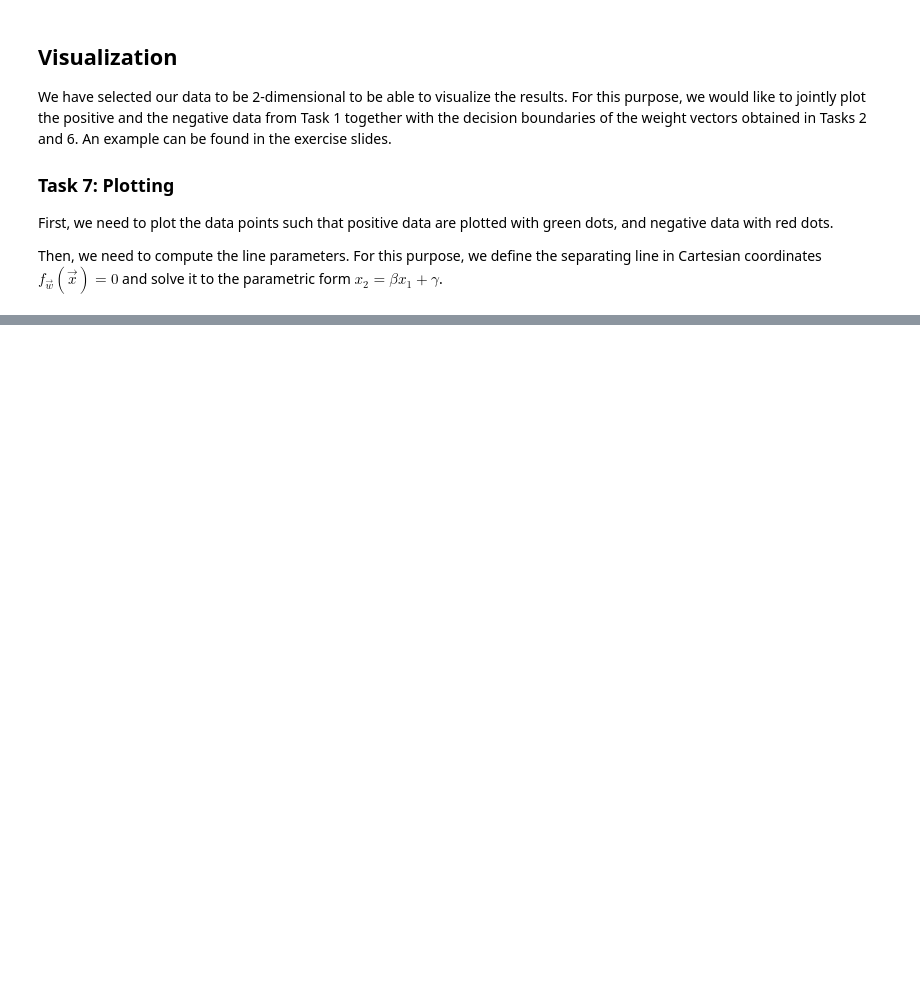
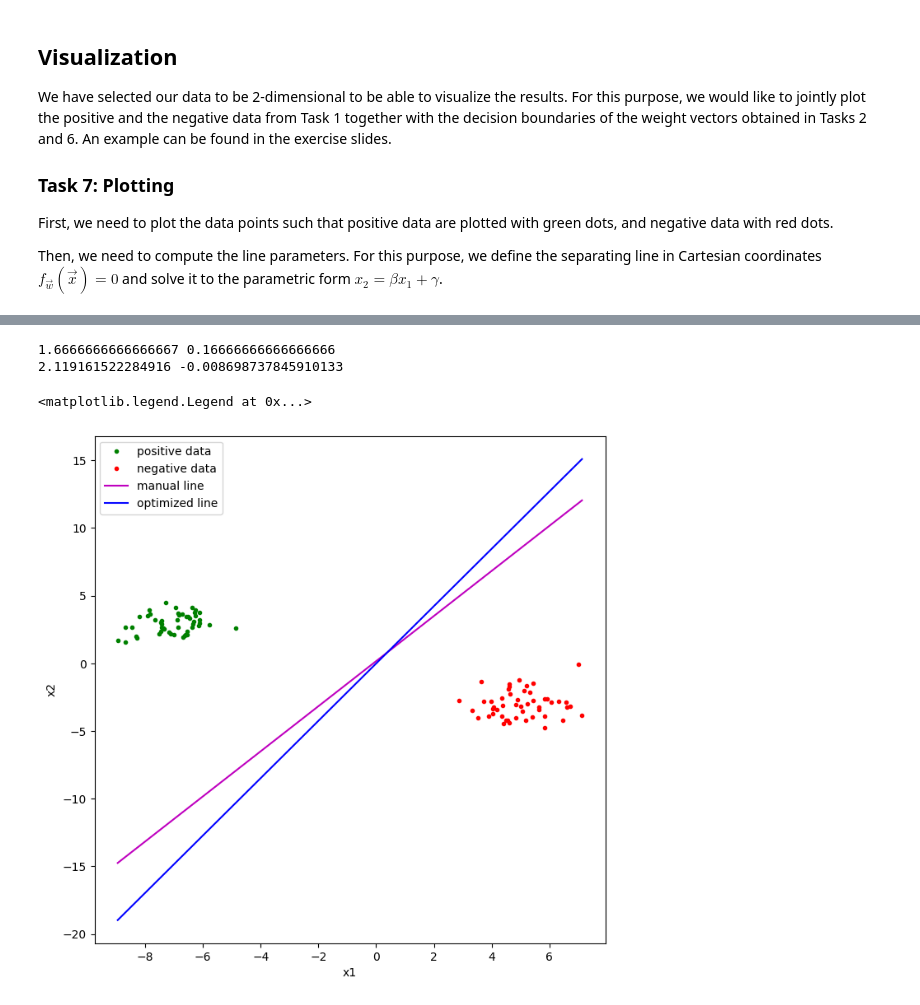
Before and after one commit to liamti5/Deep-Learning-UZH, a Jupyter notebook: DL-Assignment01.ipynb, the cells around one changed output, grey strips where cells are left out. Cells and saved outputs as stored; diff of their text form; code cells hidden in the pictures; blank space fills up the shorter version.

```diff
--- a/DL-Assignment01.ipynb
+++ b/DL-Assignment01.ipynb
@@ -85,3 +97,7 @@ def perceptron(x, w):
+# %%
+def perceptron(x, w):
+    a = np.dot(w.T, x)
+    return 1 if np.sign(a) >= 0 else -1
 # %% [markdown]
 ## Perceptron Learning
 
@@ -101,10 +117,14 @@ Consider in your implementation error cases that could arise.
 # %%
 def perceptron_learning(X, T, w):
   # first, make a copy of your weights
-  w_star = ...
+  w_star = np.copy(w)
 
   # then, iterate over the data and perform perceptron learning
-  ...
+  for i in range(len(X)):
+    x, t = X[i], T[i]
+    y = perceptron(x, w_star)
+
+    w_star += np.dot(t, x) if y * t < 0 else 0
 
   # finally, return the optimal weights
   return w_star
@@ -126,7 +150,7 @@ else:
 Implement a function that generates and returns randomly initialized weights $\vec w \in [-1,1]^3$.
 # %%
 def random_weights(lowest = -1, highest = 1):
-  ...
+  return rng.uniform(lowest, highest, (3))
 # %% [markdown]
 ### Task 6: Perceptron Learning Execution
 
@@ -137,7 +161,7 @@ Store the resulting weight vector $\vec w^*$.
 w_initial = random_weights()
 
 # perform perceptron learning
-w_star = ...
+w_star = perceptron_learning(X, T, w_initial)
 # %% [markdown]
 ### Test 3: Result Validation
 
@@ -163,37 +202,52 @@ Then, we need to compute the line parameters. For this purpose, we define the se
 # %%
 def line_parameters(w):
-  # compute parametric line parameters from Cartesian coordinates
-  beta = ...
-  gamma = ...
-  return beta, gamma
+    w_0, w_1, w_2 = w
+    # compute parametric line parameters from Cartesian coordinates
+    beta = -w_1 / w_2
+    gamma = -w_0 / w_2
+    print(beta, gamma)
+    return beta, gamma
 
 
 from matplotlib import pyplot
 
 # create a square plot
-pyplot.figure(figsize=(8,8))
+pyplot.figure(figsize=(8, 8))
 
+x1_positive_data = X[:X.shape[0] // 2, 1]
+x2_positive_data = X[:X.shape[0] // 2, 2]
+x1_negative_data = X[X.shape[0] // 2:, 1]
+x2_negative_data = X[X.shape[0] // 2:, 2]
 # plot the positive data points
-pyplot.plot(..., ..., "g.", label="positive data")
+pyplot.plot(x1_positive_data, x2_positive_data, "g.", label="positive data")
 # plot the negative data points
-pyplot.plot(..., ..., "r.", label="negative data")
+pyplot.plot(x1_negative_data, x2_negative_data, "r.", label="negative data")
 
 # define positions where to evaluate the line:
-x1 = ...
+min_x1 = min(min(x1_positive_data), min(x1_negative_data))
+max_x1 = max(max(x1_positive_data), max(x1_negative_data))
+x1 = np.array([min_x1, max_x1])
 
 # compute line parameters for manual line
 beta, gamma = line_parameters(w_manual)
 # now, compute the values according to our parametric form:
 x2 = beta * x1 + gamma
 # plot manual line
 pyplot.plot(x1, x2, "m-", label="manual line")
 
 # compute line parameters for optimized line
 beta, gamma = line_parameters(w_star)
 # now, compute the values according to our parametric form:
 x2 = beta * x1 + gamma
 # plot optimized line
 pyplot.plot(x1, x2, "b-", label="optimized line")
 
 # make the plot more beautiful
-...
+pyplot.xlabel("x1")
+pyplot.ylabel("x2")
+pyplot.legend()
+# %% [output]
+1.6666666666666667 0.16666666666666666
+2.119161522284916 -0.008698737845910133
+<matplotlib.legend.Legend at 0x...>
+[figure, added]
```
Also changed, not shown: parts of 8 cells of this notebook.
